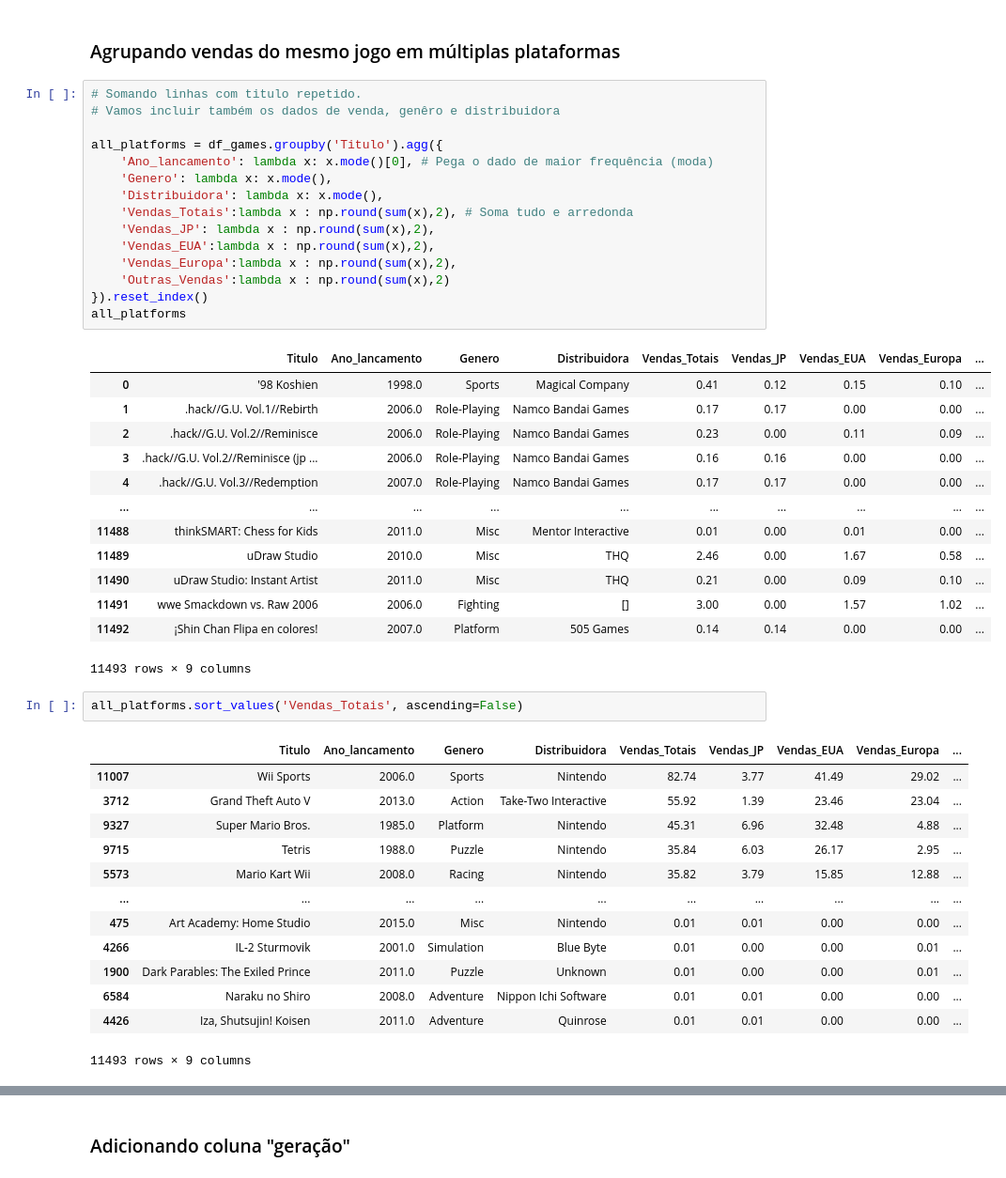
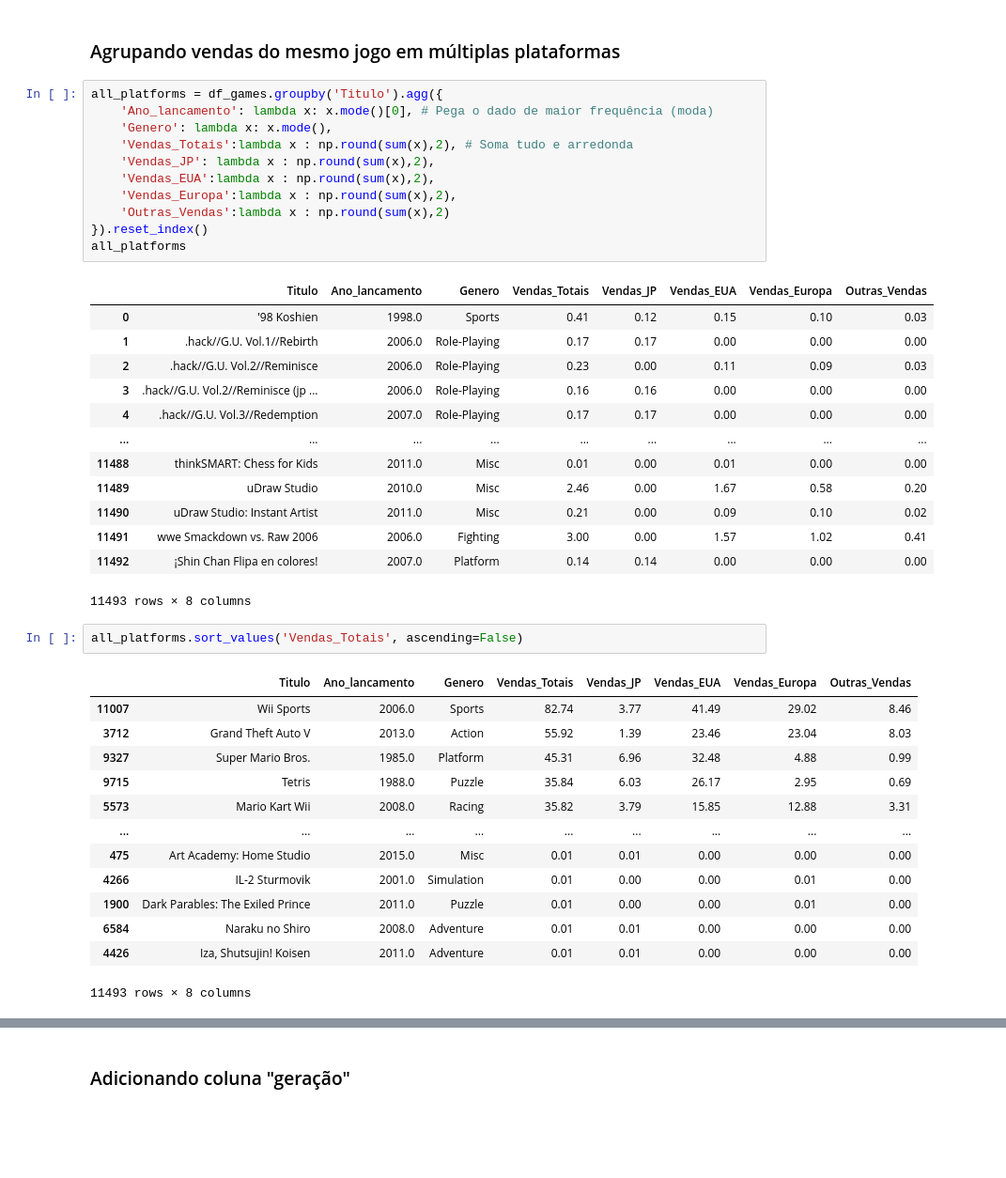
Before and after one commit to JoaoVictorCRP/projeto-estatistica, a Jupyter notebook: Project_ETL.ipynb, the cells around one changed output, grey strips where cells are left out. Shown at 94% size. Cells and saved outputs as stored; diff of their text form; blank space fills up the shorter version.

Commit message:
coluna de distribuidora removida de all_platforms

```diff
--- a/Project_ETL.ipynb
+++ b/Project_ETL.ipynb
@@ -147,47 +147,43 @@ memory usage: 1.4+ MB
 # %% [markdown]
 ### Agrupando vendas do mesmo jogo em múltiplas plataformas
 # %%
-# Somando linhas com titulo repetido.
-# Vamos incluir também os dados de venda, genêro e distribuidora
-
 all_platforms = df_games.groupby('Titulo').agg({
     'Ano_lancamento': lambda x: x.mode()[0], # Pega o dado de maior frequência (moda)
     'Genero': lambda x: x.mode(),
-    'Distribuidora': lambda x: x.mode(),
     'Vendas_Totais':lambda x : np.round(sum(x),2), # Soma tudo e arredonda
     'Vendas_JP': lambda x : np.round(sum(x),2),
     'Vendas_EUA':lambda x : np.round(sum(x),2),
     'Vendas_Europa':lambda x : np.round(sum(x),2),
     'Outras_Vendas':lambda x : np.round(sum(x),2)
 }).reset_index()
 all_platforms
 # %% [output]
-|  | Titulo | Ano_lancamento | Genero | Distribuidora | Vendas_Totais | Vendas_JP | Vendas_EUA | Vendas_Europa | ... |
-| 0 | '98 Koshien | 1998.0 | Sports | Magical Company | 0.41 | 0.12 | 0.15 | 0.10 | ... |
-| 1 | .hack//G.U. Vol.1//Rebirth | 2006.0 | Role-Playing | Namco Bandai Games | 0.17 | 0.17 | 0.00 | 0.00 | ... |
-| 2 | .hack//G.U. Vol.2//Reminisce | 2006.0 | Role-Playing | Namco Bandai Games | 0.23 | 0.00 | 0.11 | 0.09 | ... |
-| 3 | .hack//G.U. Vol.2//Reminisce (jp ... | 2006.0 | Role-Playing | Namco Bandai Games | 0.16 | 0.16 | 0.00 | 0.00 | ... |
-| 4 | .hack//G.U. Vol.3//Redemption | 2007.0 | Role-Playing | Namco Bandai Games | 0.17 | 0.17 | 0.00 | 0.00 | ... |
-| ... | ... | ... | ... | ... | ... | ... | ... | ... | ... |
-| 11488 | thinkSMART: Chess for Kids | 2011.0 | Misc | Mentor Interactive | 0.01 | 0.00 | 0.01 | 0.00 | ... |
-| 11489 | uDraw Studio | 2010.0 | Misc | THQ | 2.46 | 0.00 | 1.67 | 0.58 | ... |
-| 11490 | uDraw Studio: Instant Artist | 2011.0 | Misc | THQ | 0.21 | 0.00 | 0.09 | 0.10 | ... |
-| 11491 | wwe Smackdown vs. Raw 2006 | 2006.0 | Fighting | [] | 3.00 | 0.00 | 1.57 | 1.02 | ... |
-| 11492 | ¡Shin Chan Flipa en colores! | 2007.0 | Platform | 505 Games | 0.14 | 0.14 | 0.00 | 0.00 | ... |
+|  | Titulo | Ano_lancamento | Genero | Vendas_Totais | Vendas_JP | Vendas_EUA | Vendas_Europa | Outras_Vendas |
+| 0 | '98 Koshien | 1998.0 | Sports | 0.41 | 0.12 | 0.15 | 0.10 | 0.03 |
+| 1 | .hack//G.U. Vol.1//Rebirth | 2006.0 | Role-Playing | 0.17 | 0.17 | 0.00 | 0.00 | 0.00 |
+| 2 | .hack//G.U. Vol.2//Reminisce | 2006.0 | Role-Playing | 0.23 | 0.00 | 0.11 | 0.09 | 0.03 |
+| 3 | .hack//G.U. Vol.2//Reminisce (jp ... | 2006.0 | Role-Playing | 0.16 | 0.16 | 0.00 | 0.00 | 0.00 |
+| 4 | .hack//G.U. Vol.3//Redemption | 2007.0 | Role-Playing | 0.17 | 0.17 | 0.00 | 0.00 | 0.00 |
+| ... | ... | ... | ... | ... | ... | ... | ... | ... |
+| 11488 | thinkSMART: Chess for Kids | 2011.0 | Misc | 0.01 | 0.00 | 0.01 | 0.00 | 0.00 |
+| 11489 | uDraw Studio | 2010.0 | Misc | 2.46 | 0.00 | 1.67 | 0.58 | 0.20 |
+| 11490 | uDraw Studio: Instant Artist | 2011.0 | Misc | 0.21 | 0.00 | 0.09 | 0.10 | 0.02 |
+| 11491 | wwe Smackdown vs. Raw 2006 | 2006.0 | Fighting | 3.00 | 0.00 | 1.57 | 1.02 | 0.41 |
+| 11492 | ¡Shin Chan Flipa en colores! | 2007.0 | Platform | 0.14 | 0.14 | 0.00 | 0.00 | 0.00 |
-11493 rows × 9 columns
+11493 rows × 8 columns
 # %%
 all_platforms.sort_values('Vendas_Totais', ascending=False)
 # %% [output]
-|  | Titulo | Ano_lancamento | Genero | Distribuidora | Vendas_Totais | Vendas_JP | Vendas_EUA | Vendas_Europa | ... |
-| 11007 | Wii Sports | 2006.0 | Sports | Nintendo | 82.74 | 3.77 | 41.49 | 29.02 | ... |
-| 3712 | Grand Theft Auto V | 2013.0 | Action | Take-Two Interactive | 55.92 | 1.39 | 23.46 | 23.04 | ... |
-| 9327 | Super Mario Bros. | 1985.0 | Platform | Nintendo | 45.31 | 6.96 | 32.48 | 4.88 | ... |
-| 9715 | Tetris | 1988.0 | Puzzle | Nintendo | 35.84 | 6.03 | 26.17 | 2.95 | ... |
-| 5573 | Mario Kart Wii | 2008.0 | Racing | Nintendo | 35.82 | 3.79 | 15.85 | 12.88 | ... |
-| ... | ... | ... | ... | ... | ... | ... | ... | ... | ... |
-| 475 | Art Academy: Home Studio | 2015.0 | Misc | Nintendo | 0.01 | 0.01 | 0.00 | 0.00 | ... |
-| 4266 | IL-2 Sturmovik | 2001.0 | Simulation | Blue Byte | 0.01 | 0.00 | 0.00 | 0.01 | ... |
-| 1900 | Dark Parables: The Exiled Prince | 2011.0 | Puzzle | Unknown | 0.01 | 0.00 | 0.00 | 0.01 | ... |
-| 6584 | Naraku no Shiro | 2008.0 | Adventure | Nippon Ichi Software | 0.01 | 0.01 | 0.00 | 0.00 | ... |
-| 4426 | Iza, Shutsujin! Koisen | 2011.0 | Adventure | Quinrose | 0.01 | 0.01 | 0.00 | 0.00 | ... |
+|  | Titulo | Ano_lancamento | Genero | Vendas_Totais | Vendas_JP | Vendas_EUA | Vendas_Europa | Outras_Vendas |
+| 11007 | Wii Sports | 2006.0 | Sports | 82.74 | 3.77 | 41.49 | 29.02 | 8.46 |
+| 3712 | Grand Theft Auto V | 2013.0 | Action | 55.92 | 1.39 | 23.46 | 23.04 | 8.03 |
+| 9327 | Super Mario Bros. | 1985.0 | Platform | 45.31 | 6.96 | 32.48 | 4.88 | 0.99 |
+| 9715 | Tetris | 1988.0 | Puzzle | 35.84 | 6.03 | 26.17 | 2.95 | 0.69 |
+| 5573 | Mario Kart Wii | 2008.0 | Racing | 35.82 | 3.79 | 15.85 | 12.88 | 3.31 |
+| ... | ... | ... | ... | ... | ... | ... | ... | ... |
+| 475 | Art Academy: Home Studio | 2015.0 | Misc | 0.01 | 0.01 | 0.00 | 0.00 | 0.00 |
+| 4266 | IL-2 Sturmovik | 2001.0 | Simulation | 0.01 | 0.00 | 0.00 | 0.01 | 0.00 |
+| 1900 | Dark Parables: The Exiled Prince | 2011.0 | Puzzle | 0.01 | 0.00 | 0.00 | 0.01 | 0.00 |
+| 6584 | Naraku no Shiro | 2008.0 | Adventure | 0.01 | 0.01 | 0.00 | 0.00 | 0.00 |
+| 4426 | Iza, Shutsujin! Koisen | 2011.0 | Adventure | 0.01 | 0.01 | 0.00 | 0.00 | 0.00 |
-11493 rows × 9 columns
+11493 rows × 8 columns
```
Also changed, not shown: parts of 1 cell of this notebook, 2 other files.
